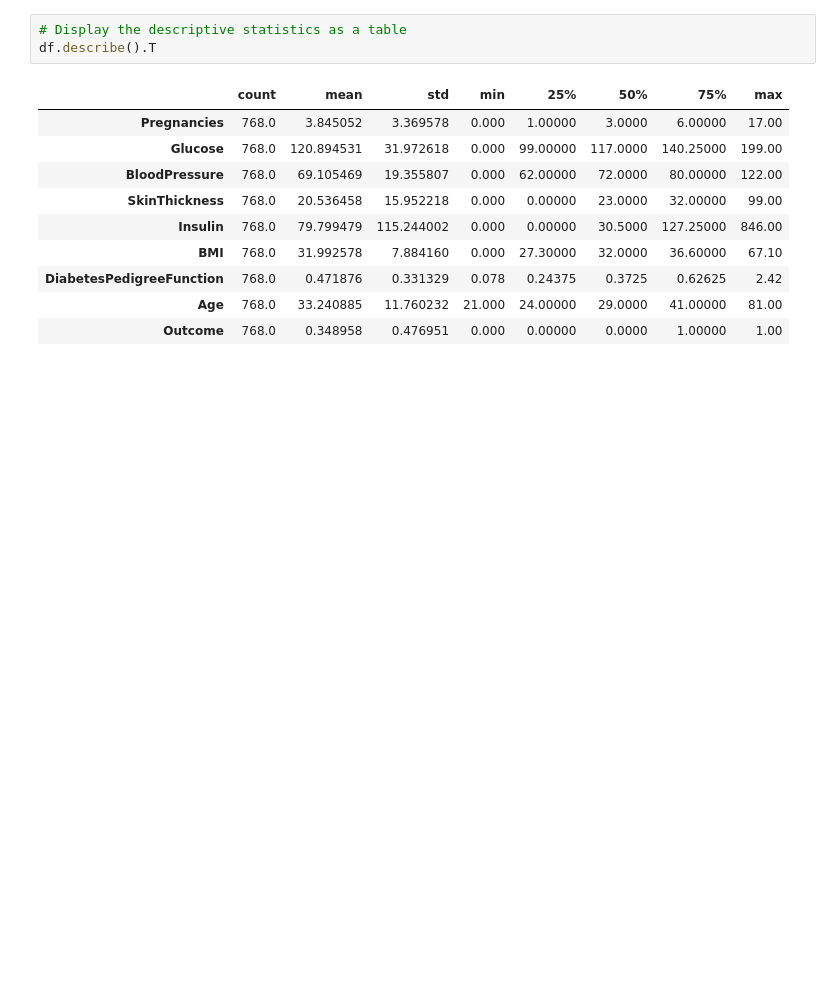
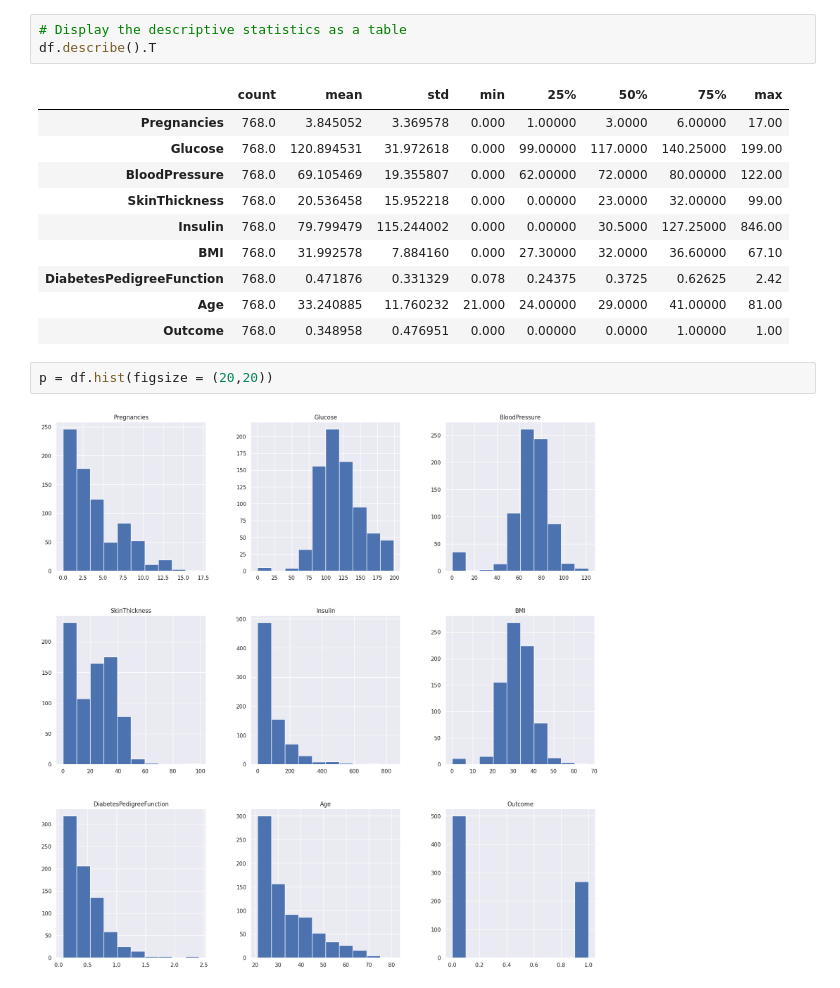
Before and after one commit to waheeb123/Python, a Jupyter notebook: finalProject.ipynb, the cells around one changed output. Drawn from its saved outputs; the diff is of its cells as text; blank space fills up the shorter version.

```diff
--- a/finalProject.ipynb
+++ b/finalProject.ipynb
@@ -97,3 +97,7 @@ df.describe().T
 | DiabetesPedigreeFunction | 768.0 | 0.471876 | 0.331329 | 0.078 | 0.24375 | 0.3725 | 0.62625 | 2.42 |
 | Age | 768.0 | 33.240885 | 11.760232 | 21.000 | 24.00000 | 29.0000 | 41.00000 | 81.00 |
 | Outcome | 768.0 | 0.348958 | 0.476951 | 0.000 | 0.00000 | 0.0000 | 1.00000 | 1.00 |
+# %%
+p = df.hist(figsize = (20,20))
+# %% [output]
+[figure, added]
```
